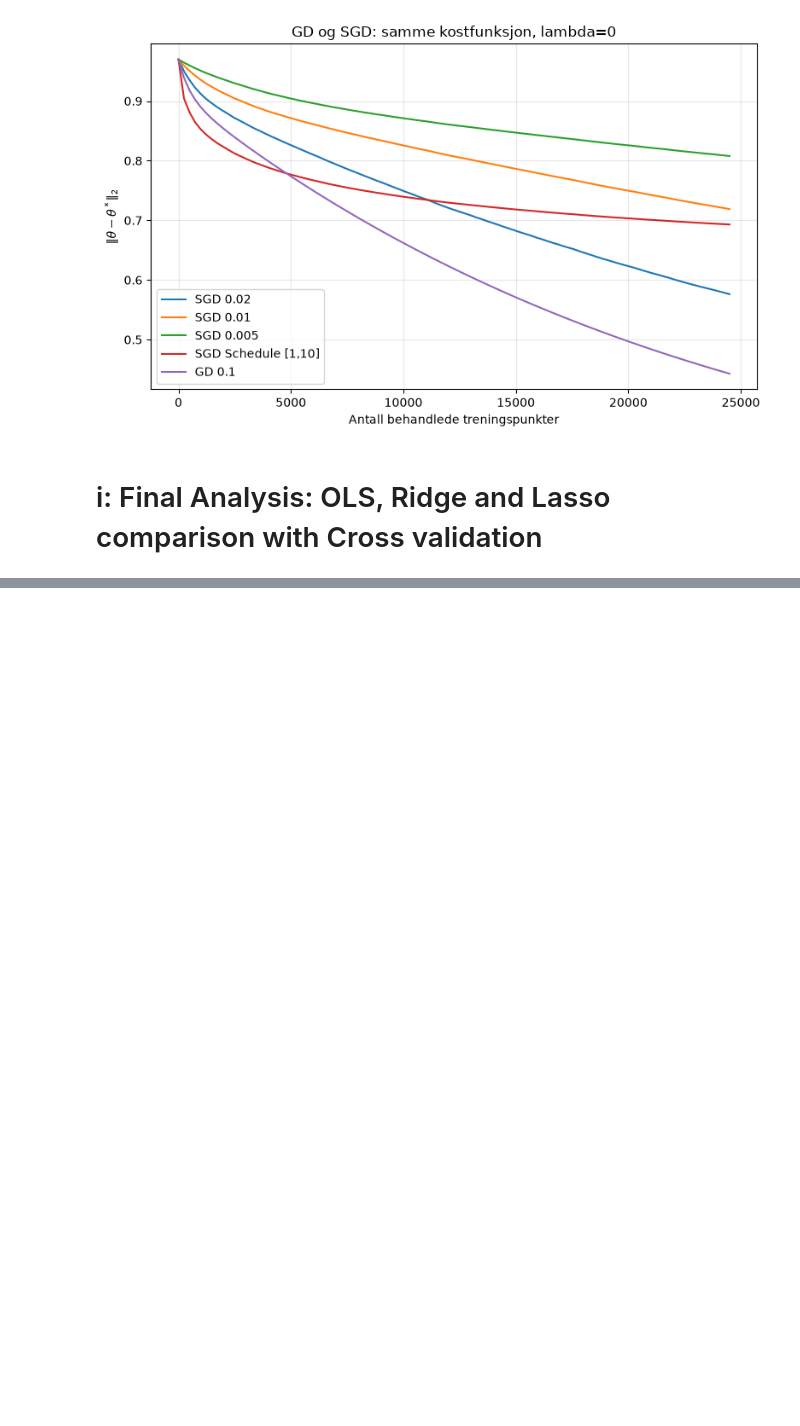
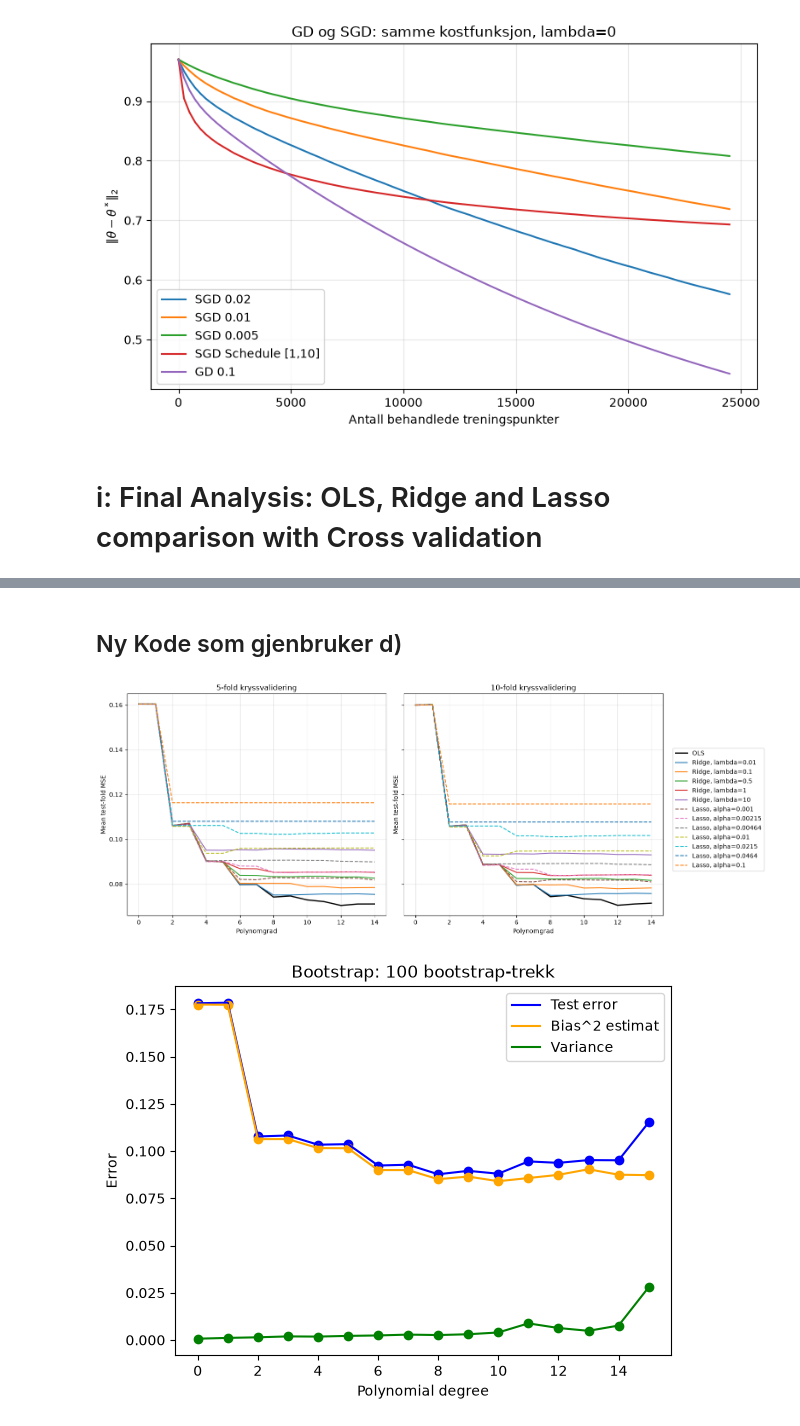
Before and after one commit to Timholmen96/FYS-STK4155, a Jupyter notebook: Prosjekt1/Prosjekt-Kode/Full_Project.ipynb, the cells around one changed output, grey strips where cells are left out. Drawn from its saved outputs; the diff is of its cells as text; code cells hidden in the pictures; blank space fills up the shorter version.

Commit message:
Prosjekt 1 tekst, kode videreutvikler

```diff
--- a/Full_Project.ipynb
+++ b/Prosjekt1/Prosjekt-Kode/Full_Project.ipynb
@@ -81,6 +87,10 @@ for degree in range(maxdeg + 1):
     X_train_c = (X_train - mean) / std
     X_test_c = (X_test - mean) / std
 
+    # Skalering av y - sentrering, unødvendig for OLS, men kan være nyttig for andre metoder.
+    #y_train_mean = y_train.mean(axis=0)
+    #y_train_c = y_train - y_train_mean
+
     theta = np.linalg.pinv(X_train_c) @ y_train
     Parameter_V.append(theta)
 
@@ -88,14 +98,14 @@ for degree in range(maxdeg + 1):
 
     X_plot = design_matrix(xx, degree)
     X_plot_scaled = (X_plot - mean) / std
-    Prediction_V.append(X_plot_scaled @ theta)
+    Prediction_V.append(X_plot_scaled @ theta) # + y_train.mean(axis=0)) # Legg til gjennomsnittet av y_train for å få prediksjonene tilbake til original skala.
 
-    y_predict = X_test_c @ theta
+    y_predict = X_test_c @ theta # + y_train.mean(axis=0) # Legg til gjennomsnittet av y_train for å få prediksjonene tilbake til original skala.
     mse = np.mean((y_test - y_predict)**2)
     MSE_V.append(mse)
 
-    y_mean = np.mean(y_test)
-    R2 = 1 - (np.sum((y_test - y_predict)**2))/(np.sum((y_test - y_mean)**2))
+    y_test_mean = np.mean(y_test)
+    R2 = 1 - (np.sum((y_test - y_predict)**2))/(np.sum((y_test - y_test_mean)**2))
     R2_V.append(R2)
 
 OLS_5D_theta = Parameter_V[5]
@@ -1856,0 +1691,2 @@ k = 10: OLS, grad = 10, alpha = ikke relevant, CV-MSE = 0.073402, fold-standarda
+# %% [markdown]
+## Ny Kode som gjenbruker d)
@@ -1856,0 +1733,40 @@ k = 10: OLS, grad = 10, alpha = ikke relevant, CV-MSE = 0.073402, fold-standarda
+# %%
+# Gjenbruk OLS og Ridge fra d); Lasso-resultatene er beregnet ovenfor.
+fig, axes = plt.subplots(1, 2, figsize=(16, 6), sharex=True, sharey=True)
+
+for ax, folds in zip(axes, fold_counts):
+    ax.plot(degrees, ols_cv[folds][:, 0], color="black", linewidth=2,
+            label="OLS")
+
+    for lmb in ridge_lambdas:
+        ax.plot(degrees, ridge_cv[(folds, lmb)][:, 0],
+                linestyle="-", label=f"Ridge, lambda={lmb:g}")
+
+    for alpha in lasso_alphas:
+        ax.plot(degrees, lasso_cv[(folds, alpha)][:, 0],
+                linestyle="--", label=f"Lasso, alpha={alpha:.3g}")
+
+    ax.set(title=f"{folds}-fold kryssvalidering",
+           xlabel="Polynomgrad", ylabel="Mean test-fold MSE")
+    ax.grid(alpha=0.3)
+
+handles, labels = axes[0].get_legend_handles_labels()
+fig.legend(handles, labels, loc="center left", bbox_to_anchor=(0.82, 0.5))
+fig.tight_layout(rect=(0, 0, 0.82, 1))
+plt.show()
+
+#Gammel Bootstrap
+plt.plot(degree_vec, error100, label="Test error", color="blue")
+plt.scatter(degree_vec, error100, color="blue")
+plt.plot(degree_vec, bias100, label="Bias^2 estimat", color="orange")
+plt.scatter(degree_vec, bias100, color="orange")
+plt.plot(degree_vec, variance100, label="Variance", color="green")
+plt.scatter(degree_vec, variance100, color="green")
+plt.title("Bootstrap: 100 bootstrap-trekk")
+plt.xlabel("Polynomial degree")
+plt.ylabel("Error")
+plt.legend()
+plt.show()
+# %% [output]
+[figure, added]
+[figure, added]
```
Also changed, not shown: parts of 11 cells of this notebook, 27 other files.
